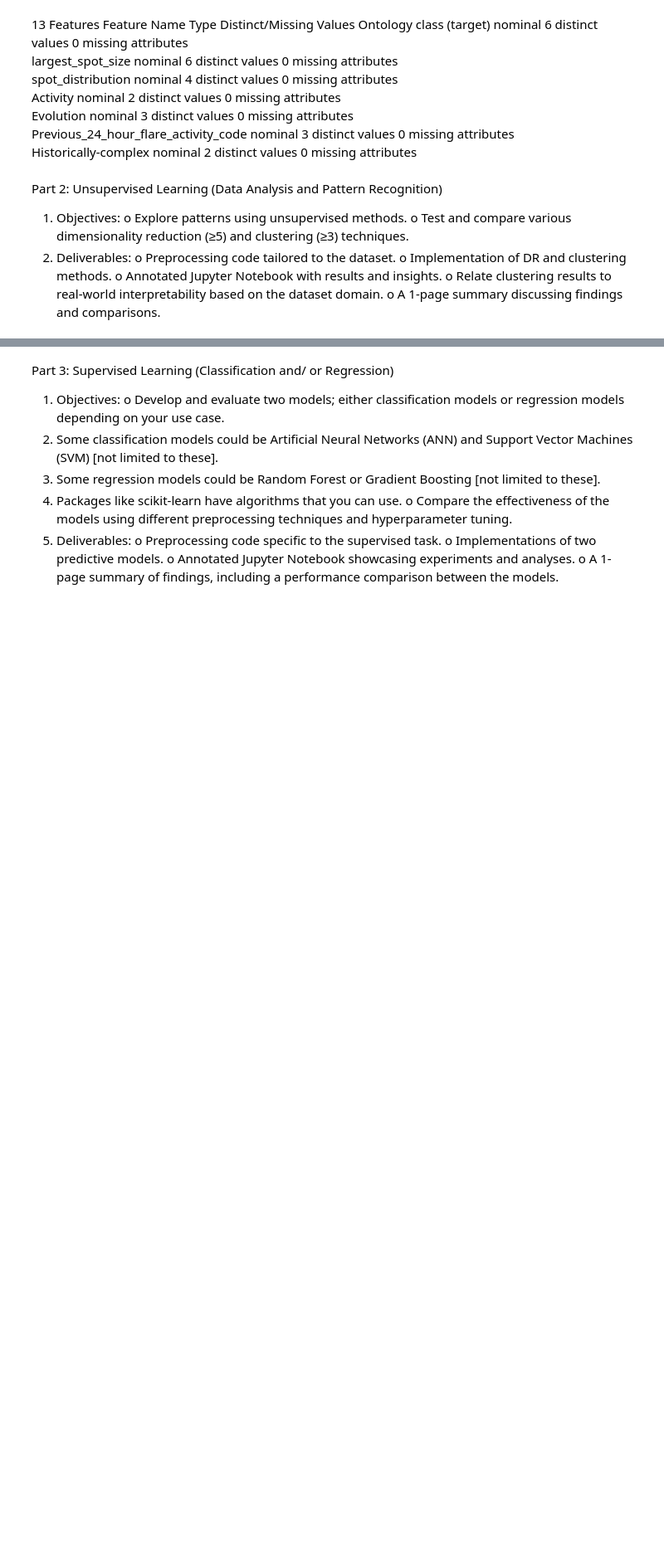
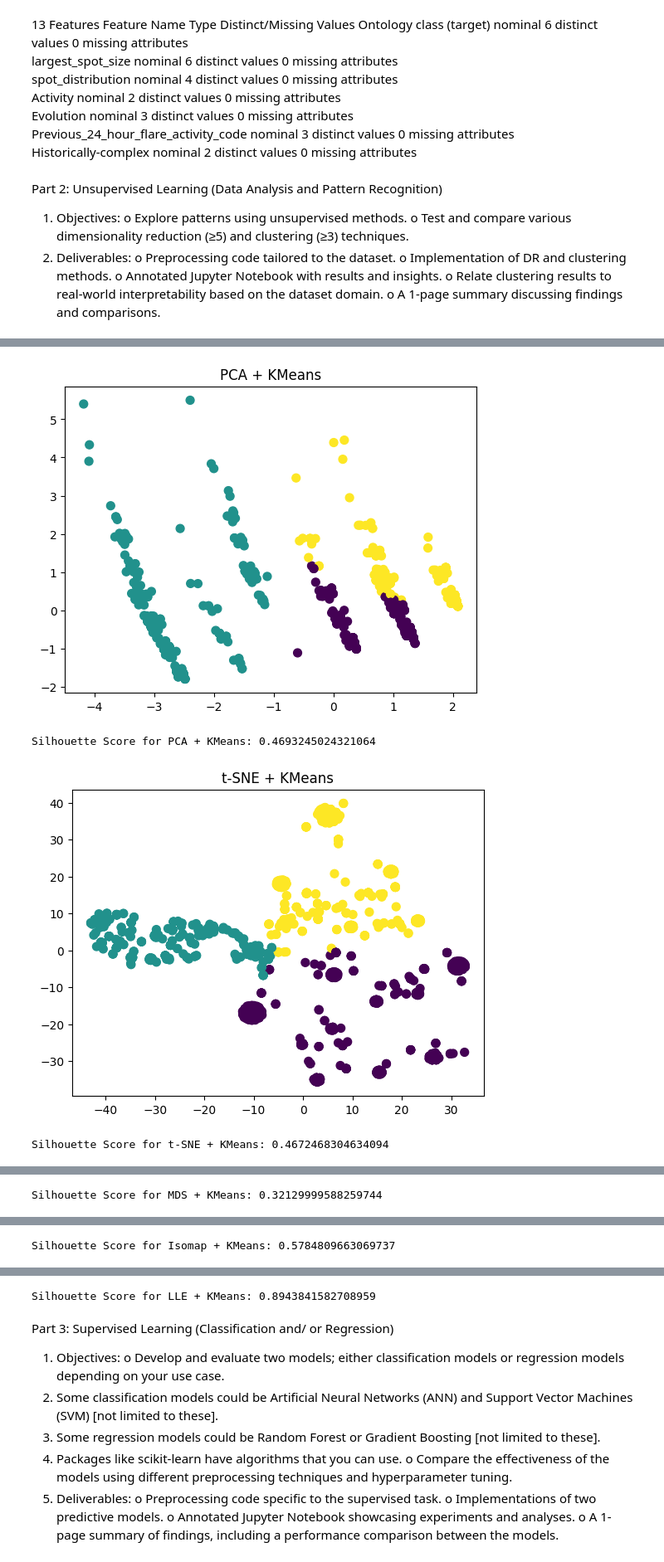
Before and after one commit to pvalle6/apc, a Jupyter notebook: test.ipynb, the cells around one changed output, grey strips where cells are left out. Shown at 83% size. Cells and saved outputs as stored; diff of their text form; code cells hidden in the pictures; blank space fills up the shorter version.

```diff
--- a/test.ipynb
+++ b/test.ipynb
@@ -132,7 +143,25 @@ from sklearn.cluster import DBSCAN
 
 KMeans_df = KMeans(n_clusters=3).fit_predict(PCA_df)
 Agglomerative_df = AgglomerativeClustering(n_clusters=3).fit_predict(PCA_df)
-DBSCAN_df = DBSCAN(eps=3, min_samples=2).fit_predict(PCA_df)
+DBSCAN_df = DBSCAN(eps=0.5, min_samples=5).fit_predict(PCA_df)
 
 # Comparison of Clustering Techniques performance
 # There exists three classes of flares, so the number of real identified clusters is 3
+# %%
+from sklearn.metrics import silhouette_score
+
+# Function to calculate silhouette score
+def calculate_silhouette(data, labels):
+    score = silhouette_score(data, labels)
+    return score
+
+# Calculate silhouette scores for each clustering technique
+silhouette_scores = {
+    'KMeans': calculate_silhouette(PCA_df, KMeans_df),
+    'Agglomerative': calculate_silhouette(PCA_df, Agglomerative_df),
+    'DBSCAN': calculate_silhouette(PCA_df, DBSCAN_df)
+}
+
+# Print the silhouette scores
+for method, score in silhouette_scores.items():
+    print(f'Silhouette Score for {method}: {score}')
@@ -150,0 +190,33 @@ plt.show()
+# %%
+import matplotlib.pyplot as plt
+from sklearn.metrics import silhouette_score
+
+# Function to plot clusters
+def plot_clusters(data, labels, title):
+    plt.scatter(data[:, 0], data[:, 1], c=labels, s=50, cmap='viridis')
+    plt.title(title)
+    plt.show()
+
+# Function to calculate silhouette score
+def calculate_silhouette(data, labels):
+    score = silhouette_score(data, labels)
+    return score
+
+# Plot and evaluate clusters for each combination
+combinations = [
+    (PCA_df, KMeans_PCA_df, 'PCA + KMeans'),
+    (TSNE_df, KMeans_TSNE_df, 't-SNE + KMeans'),
+    (MDS_df, KMeans_MDS_df, 'MDS + KMeans'),
+    (Isomap_df, KMeans_Isomap_df, 'Isomap + KMeans'),
+    (LLE_df, KMeans_LLE_df, 'LLE + KMeans')
+]
+
+for data, labels, title in combinations:
+    plot_clusters(data, labels, title)
+    score = calculate_silhouette(data, labels)
+    print(f'Silhouette Score for {title}: {score}')
+# %% [output]
+[figure, added]
+Silhouette Score for PCA + KMeans: 0.4693245024321064
+[figure, added]
+Silhouette Score for t-SNE + KMeans: 0.4672468304634094
@@ -150,0 +224 @@ plt.show()
+Silhouette Score for MDS + KMeans: 0.32129999588259744
@@ -150,0 +226 @@ plt.show()
+Silhouette Score for Isomap + KMeans: 0.5784809663069737
@@ -151,3 +228,4 @@ plt.show()
+Silhouette Score for LLE + KMeans: 0.8943841582708959
 # %% [markdown]
 Part 3: Supervised Learning (Classification and/ or Regression)
 1. Objectives:
```
Also changed, not shown: parts of 18 cells of this notebook.
